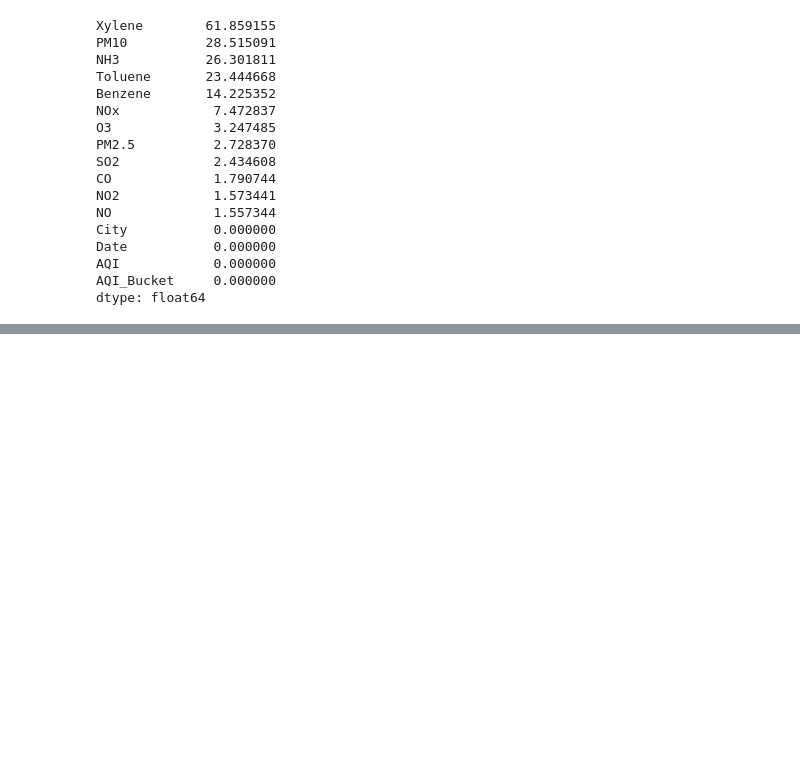
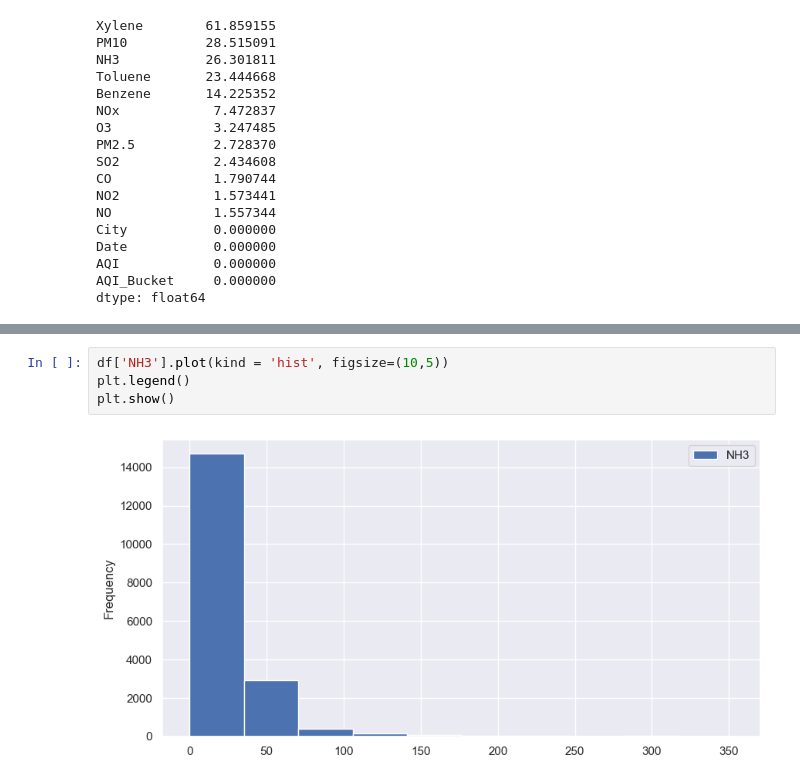
Before and after one commit to Siddhikengar/Air-Quality-Index-Prediction-Model, a Jupyter notebook: AQI_pridiction_model.ipynb, the cells around one changed output, grey strips where cells are left out. Saved outputs shown, nothing was run; the diff lists cells and outputs as text; blank space fills up the shorter version.

```diff
--- a/AQI_pridiction_model.ipynb
+++ b/AQI_pridiction_model.ipynb
@@ -148,0 +168,6 @@ dtype: float64
+# %%
+df['NH3'].plot(kind = 'hist', figsize=(10,5))
+plt.legend()
+plt.show()
+# %% [output]
+[figure, added]
```
Also changed, not shown: parts of 49 cells of this notebook.
